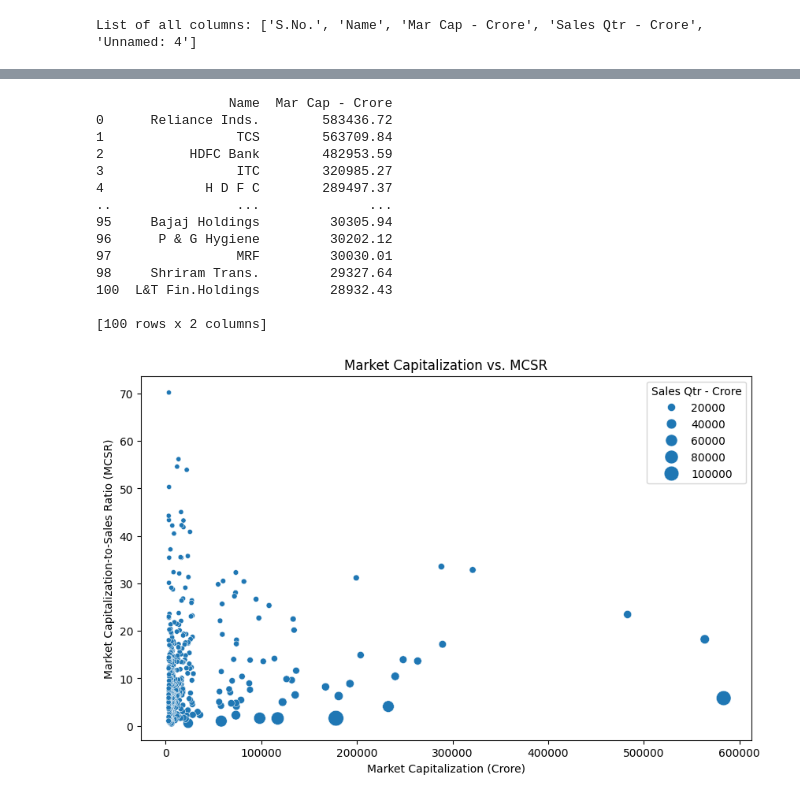
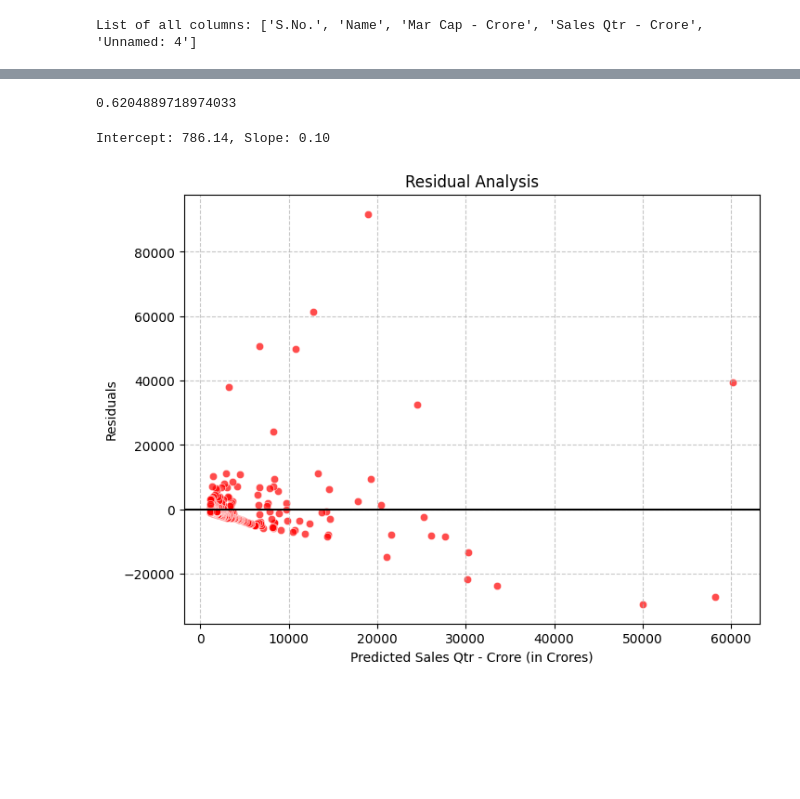
Before and after one commit to mahi1722/Data-Wonder, a Jupyter notebook: Financial Analysis/Financial Analysis.ipynb, the cells around one changed output, grey strips where cells are left out. Drawn from its saved outputs; the diff is of its cells as text; code cells hidden in the pictures; blank space fills up the shorter version.

```diff
--- a/Financial Analysis/Financial Analysis.ipynb
+++ b/Financial Analysis/Financial Analysis.ipynb
@@ -72,34 +115,0 @@ plt.show()
-# %%
-# Sort the DataFrame by Market Capitalization in descending order
-top_100_companies = df.nlargest(100, 'Mar Cap - Crore')
-
-# Display the top 100 companies with good performance
-print(top_100_companies[['Name', 'Mar Cap - Crore']])
-# %% [output]
-                 Name  Mar Cap - Crore
-0      Reliance Inds.        583436.72
-1                 TCS        563709.84
-2           HDFC Bank        482953.59
-3                 ITC        320985.27
-4             H D F C        289497.37
-..                ...              ...
-95     Bajaj Holdings         30305.94
-96      P & G Hygiene         30202.12
-97                MRF         30030.01
-98     Shriram Trans.         29327.64
-100  L&T Fin.Holdings         28932.43
-
-[100 rows x 2 columns]
-# %%
-# Calculate Market Capitalization-to-Sales Ratio (MCSR)
-df['MCSR'] = df['Mar Cap - Crore'] / df['Sales Qtr - Crore']
-
-# Create scatter plot for MCSR vs. Market Capitalization
-plt.figure(figsize=(10, 6))
-sns.scatterplot(x='Mar Cap - Crore', y='MCSR', size='Sales Qtr - Crore', data=df, sizes=(20, 200))
-plt.title('Market Capitalization vs. MCSR')
-plt.xlabel('Market Capitalization (Crore)')
-plt.ylabel('Market Capitalization-to-Sales Ratio (MCSR)')
-plt.show()
-# %% [output]
-[figure, removed]
@@ -105,0 +119,39 @@ plt.show()
+# %%
+correlation
+# %% [output]
+0.6204889718974033
+# %%
+from sklearn.linear_model import LinearRegression
+
+# Prepare the data
+X = df[['Mar Cap - Crore']]
+y = df['Sales Qtr - Crore']
+
+# Fit the linear regression model
+regression_model = LinearRegression()
+regression_model.fit(X, y)
+
+# Get the coefficients
+intercept = regression_model.intercept_
+slope = regression_model.coef_[0]
+print(f"Intercept: {intercept:.2f}, Slope: {slope:.2f}")
+# %% [output]
+Intercept: 786.14, Slope: 0.10
+# %%
+# Predict sales using the linear regression model
+predicted_sales = regression_model.predict(X)
+
+# Calculate residuals
+residuals = y - predicted_sales
+
+# Visualize residuals
+plt.figure(figsize=(8, 6))
+sns.scatterplot(x=predicted_sales, y=residuals, color='red', alpha=0.7)
+plt.title('Residual Analysis')
+plt.xlabel('Predicted Sales Qtr - Crore (in Crores)')
+plt.ylabel('Residuals')
+plt.grid(True, linestyle='--', alpha=0.7)
+plt.axhline(y=0, color='black', linestyle='-')
+plt.show()
+# %% [output]
+[figure, added]
```
Also changed, not shown: parts of 22 cells of this notebook, 10 other files.
